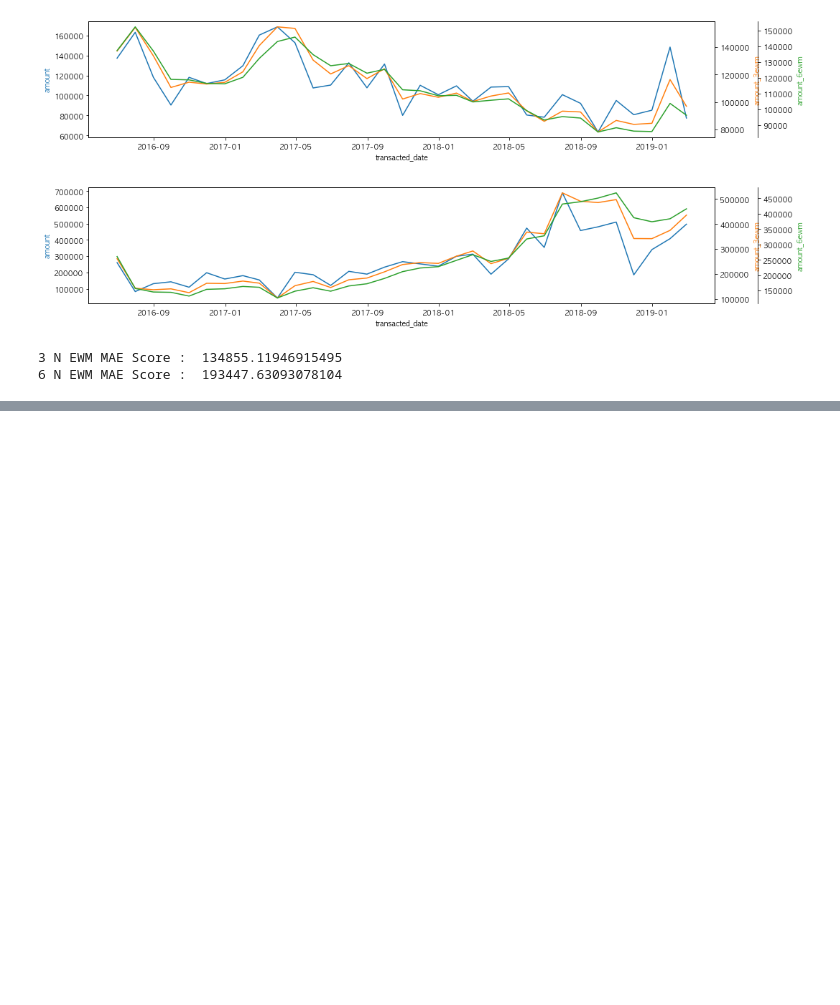
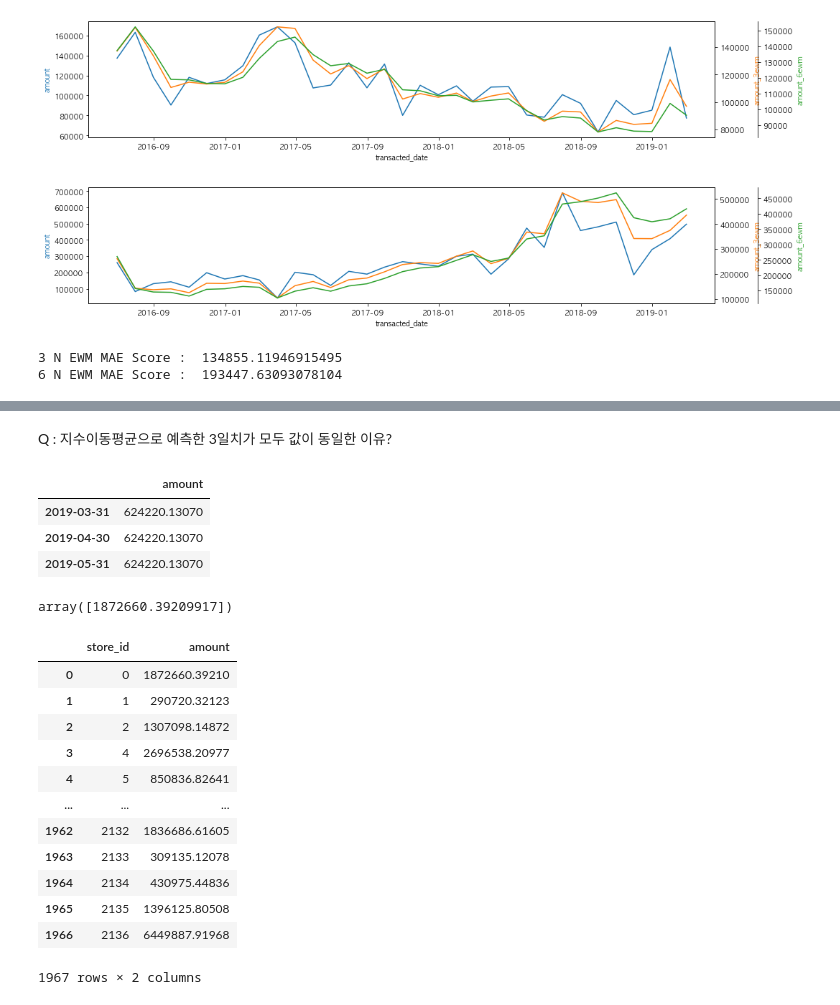
Before and after one commit to suhyun-cho/Dacon, a Jupyter notebook: 상점매출예측_FUNDA/1st-pass-code-review.ipynb, the cells around one changed output, grey strips where cells are left out. Saved outputs shown, nothing was run; the diff lists cells and outputs as text; code cells hidden in the pictures; blank space fills up the shorter version.

```diff
--- a/상점매출예측_FUNDA/1st-pass-code-review.ipynb
+++ b/상점매출예측_FUNDA/1st-pass-code-review.ipynb
@@ -1061,2 +1097,17 @@ print("6 N EWM MAE Score : ", mae(ewm_month.amount_6ewm, sma_month.amount.values
+# %% [markdown]
+Q : 지수이동평균으로 예측한 3일치가 모두 값이 동일한 이유?
+# %%
+# num_sub 의 sum()하기전
+pd.concat([pd.DataFrame(df_month[df_month.store_id==0].amount), pd.DataFrame(index=pd.to_datetime(['2019-03-31', '2019-04-30', '2019-05-31']))],axis=0).ewm(span=3).mean()['2019-03':]
+# %% [output]
+|  | amount |
+| 2019-03-31 | 624220.13070 |
+| 2019-04-30 | 624220.13070 |
+| 2019-05-31 | 624220.13070 |
+# %%
+# 예측한 세달치의 합계를 array형태로.
+np.concatenate((np.array([]),pd.concat([pd.DataFrame(df_month[df_month.store_id==0].amount), pd.DataFrame(index=pd.to_datetime(['2019-03-31', '2019-04-30', '2019-05-31']))],axis=0).ewm(span=3).mean()['2019-03':].sum()))
+# %% [output]
+array([1872660.39209917])
 # %%
 def make_wma_sub(data_frame, span_num):
@@ -1075,5 +1126,21 @@ def make_wma_sub(data_frame, span_num):
 
     return df_wma_sub
+# %%
+make_wma_sub(df_month, 3)
+# %% [output]
+|  | store_id | amount |
+| 0 | 0 | 1872660.39210 |
+| 1 | 1 | 290720.32123 |
+| 2 | 2 | 1307098.14872 |
+| 3 | 4 | 2696538.20977 |
+| 4 | 5 | 850836.82641 |
+| ... | ... | ... |
+| 1962 | 2132 | 1836686.61605 |
+| 1963 | 2133 | 309135.12078 |
+| 1964 | 2134 | 430975.44836 |
+| 1965 | 2135 | 1396125.80508 |
+| 1966 | 2136 | 6449887.91968 |
+1967 rows × 2 columns
 # %%
 for i in range(2, 7):
     wma_sub = make_wma_sub(df_month, i)
```
Also changed, not shown: parts of 14 cells of this notebook.
